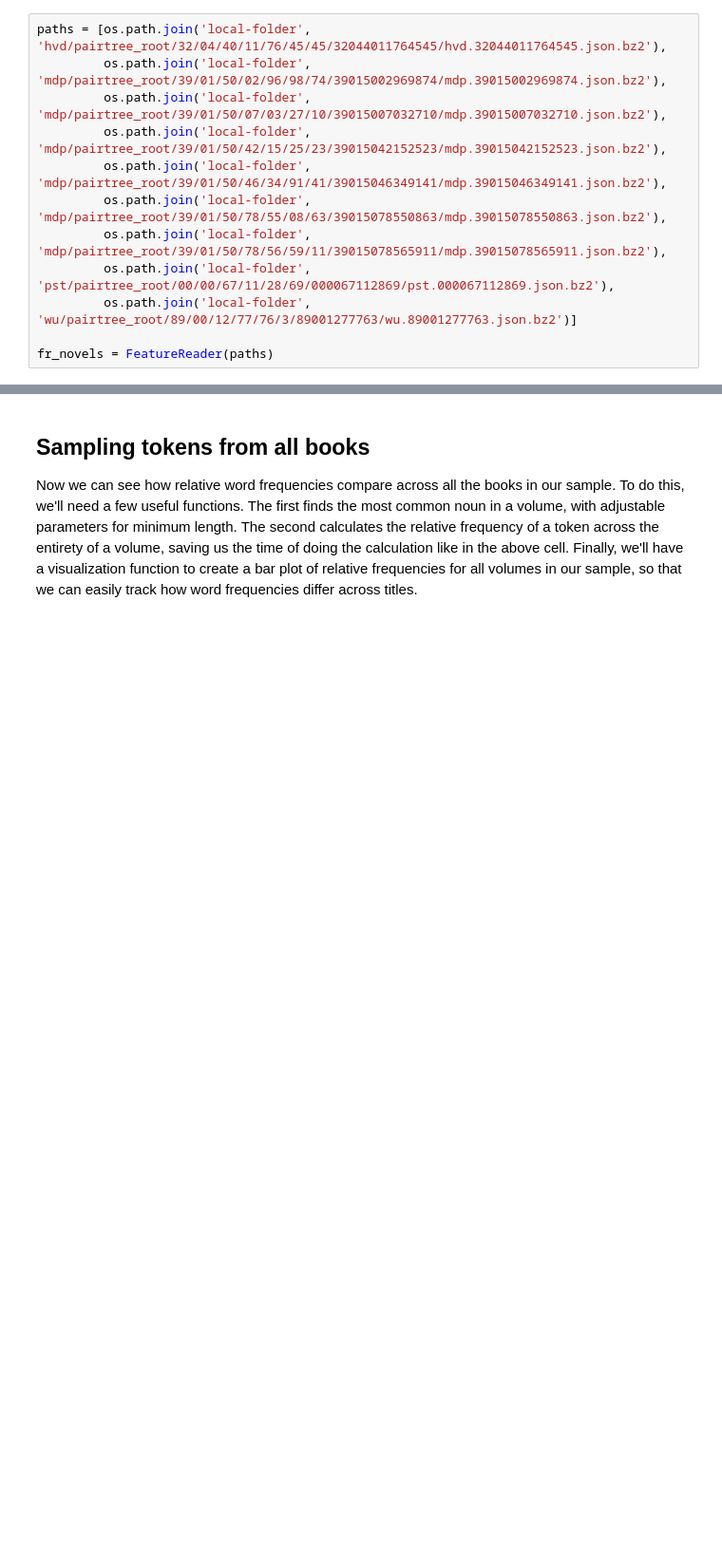
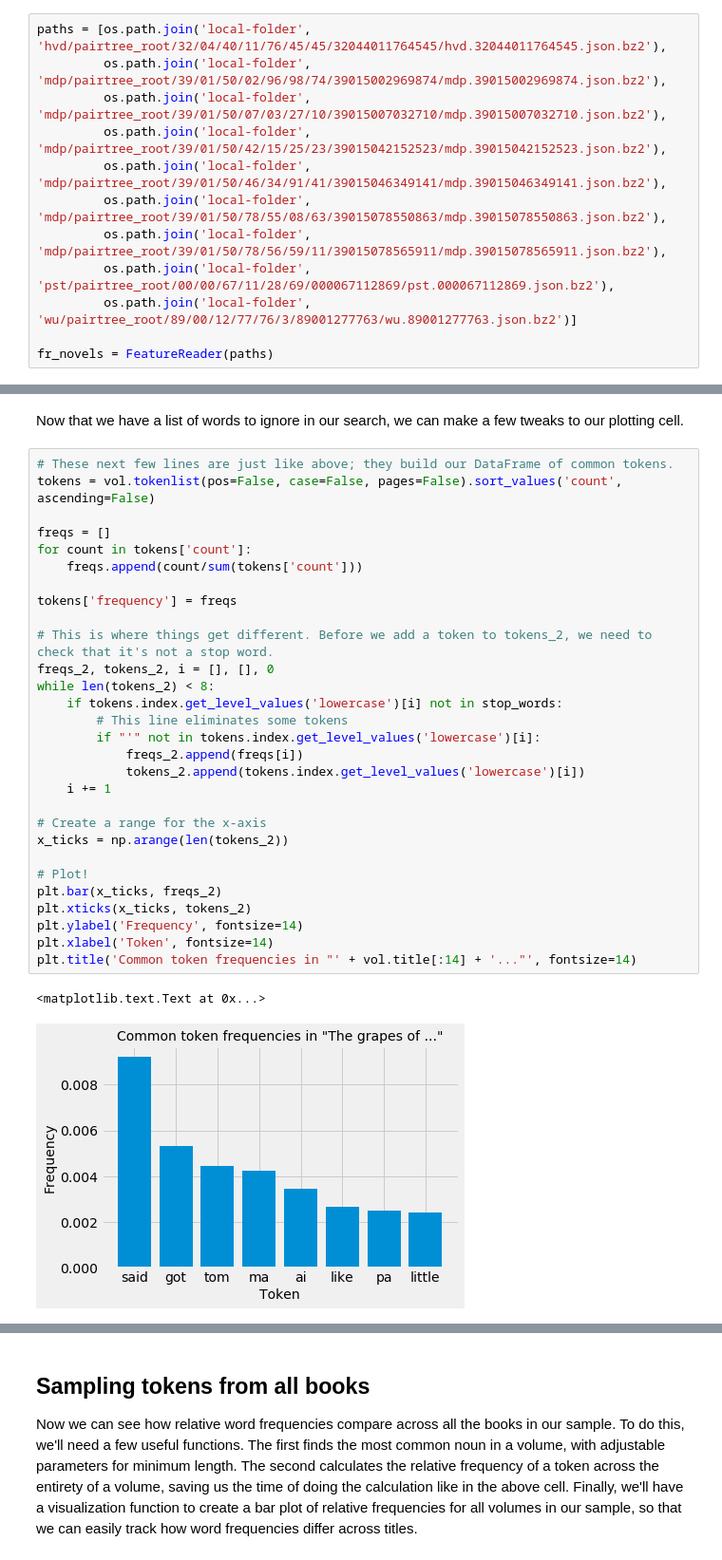
Before and after one commit to ds-modules/Library-HTRC, a Jupyter notebook: 02-viz/HTRC Token Correlation.ipynb, the cells around one changed output, grey strips where cells are left out. Shown: that part at 95% size. Drawn from its saved outputs; the diff is of its cells as text; blank space fills up the shorter version.

```diff
--- a/02-viz/HTRC Token Correlation.ipynb
+++ b/02-viz/HTRC Token Correlation.ipynb
@@ -111,0 +154,34 @@ Average word frequency from sample: 0.0014
+# %% [markdown]
+Now that we have a list of words to ignore in our search, we can make a few tweaks to our plotting cell.
+# %%
+# These next few lines are just like above; they build our DataFrame of common tokens.
+tokens = vol.tokenlist(pos=False, case=False, pages=False).sort_values('count', ascending=False)
+
+freqs = []
+for count in tokens['count']:
+    freqs.append(count/sum(tokens['count']))
+
+tokens['frequency'] = freqs
+
+# This is where things get different. Before we add a token to tokens_2, we need to check that it's not a stop word.
+freqs_2, tokens_2, i = [], [], 0
+while len(tokens_2) < 8:
+    if tokens.index.get_level_values('lowercase')[i] not in stop_words:
+        # This line eliminates some tokens
+        if "'" not in tokens.index.get_level_values('lowercase')[i]:
+            freqs_2.append(freqs[i])
+            tokens_2.append(tokens.index.get_level_values('lowercase')[i])
+    i += 1
+
+# Create a range for the x-axis
+x_ticks = np.arange(len(tokens_2))
+
+# Plot!
+plt.bar(x_ticks, freqs_2)
+plt.xticks(x_ticks, tokens_2)
+plt.ylabel('Frequency', fontsize=14)
+plt.xlabel('Token', fontsize=14)
+plt.title('Common token frequencies in "' + vol.title[:14] + '..."', fontsize=14)
+# %% [output]
+<matplotlib.text.Text at 0x...>
+[figure, added]
```
Also changed, not shown: parts of 21 cells of this notebook, 2 other files.
